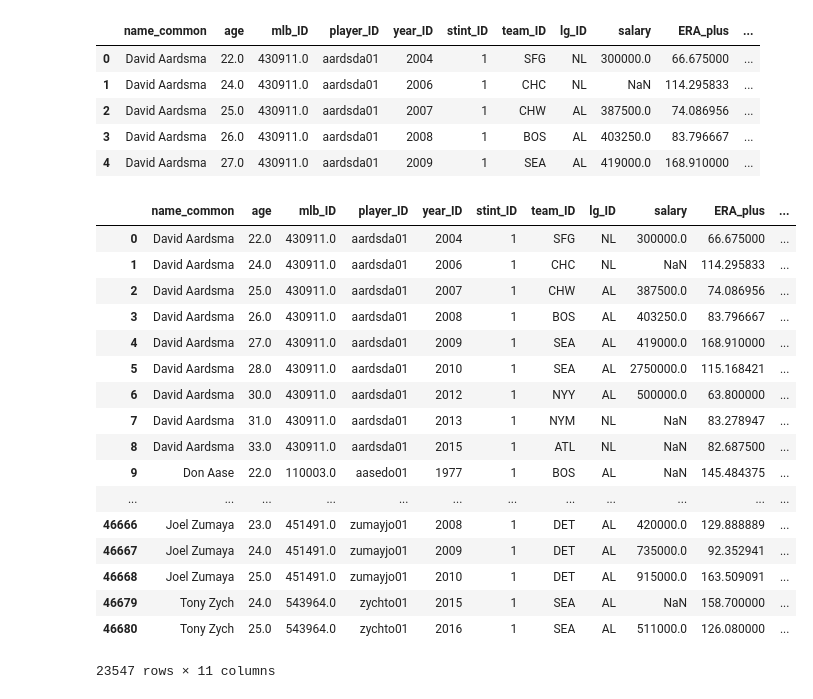
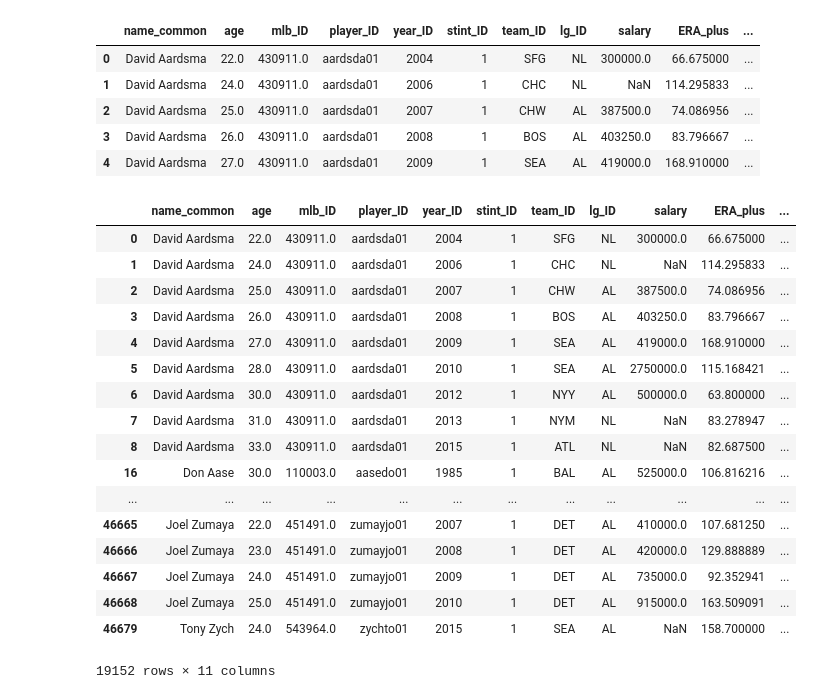
Before and after one commit to DavidJeffPhillips/Project1, a Jupyter notebook: Cleaning_Raw_Pitcher_Data.ipynb, the cells around one changed output. Cells and saved outputs as stored; diff of their text form; code cells hidden in the pictures.

```diff
--- a/Cleaning_Raw_Pitcher_Data.ipynb
+++ b/Cleaning_Raw_Pitcher_Data.ipynb
@@ -24,28 +23,28 @@ PrelimPitch_df.head()
 | 3 | David Aardsma | 26.0 | 430911.0 | aardsda01 | 2008 | 1 | BOS | AL | 403250.0 | 83.796667 | ... |
 | 4 | David Aardsma | 27.0 | 430911.0 | aardsda01 | 2009 | 1 | SEA | AL | 419000.0 | 168.910000 | ... |
 # %%
-PrelimPitch_df = PrelimPitch_df[PrelimPitch_df["year_ID"]>1975]
-PrelimPitch_df = PrelimPitch_df[PrelimPitch_df["year_ID"]<2017]
+PrelimPitch_df = PrelimPitch_df[PrelimPitch_df["year_ID"]>1984]
+PrelimPitch_df = PrelimPitch_df[PrelimPitch_df["year_ID"]<2016]
 PrelimPitch_df
 # %% [output]
 |  | name_common | age | mlb_ID | player_ID | year_ID | stint_ID | team_ID | lg_ID | salary | ERA_plus | ... |
 | 0 | David Aardsma | 22.0 | 430911.0 | aardsda01 | 2004 | 1 | SFG | NL | 300000.0 | 66.675000 | ... |
 | 1 | David Aardsma | 24.0 | 430911.0 | aardsda01 | 2006 | 1 | CHC | NL | NaN | 114.295833 | ... |
 | 2 | David Aardsma | 25.0 | 430911.0 | aardsda01 | 2007 | 1 | CHW | AL | 387500.0 | 74.086956 | ... |
 | 3 | David Aardsma | 26.0 | 430911.0 | aardsda01 | 2008 | 1 | BOS | AL | 403250.0 | 83.796667 | ... |
 | 4 | David Aardsma | 27.0 | 430911.0 | aardsda01 | 2009 | 1 | SEA | AL | 419000.0 | 168.910000 | ... |
 | 5 | David Aardsma | 28.0 | 430911.0 | aardsda01 | 2010 | 1 | SEA | AL | 2750000.0 | 115.168421 | ... |
 | 6 | David Aardsma | 30.0 | 430911.0 | aardsda01 | 2012 | 1 | NYY | AL | 500000.0 | 63.800000 | ... |
 | 7 | David Aardsma | 31.0 | 430911.0 | aardsda01 | 2013 | 1 | NYM | NL | NaN | 83.278947 | ... |
 | 8 | David Aardsma | 33.0 | 430911.0 | aardsda01 | 2015 | 1 | ATL | NL | NaN | 82.687500 | ... |
-| 9 | Don Aase | 22.0 | 110003.0 | aasedo01 | 1977 | 1 | BOS | AL | NaN | 145.484375 | ... |
+| 16 | Don Aase | 30.0 | 110003.0 | aasedo01 | 1985 | 1 | BAL | AL | 525000.0 | 106.816216 | ... |
 | ... | ... | ... | ... | ... | ... | ... | ... | ... | ... | ... | ... |
+| 46665 | Joel Zumaya | 22.0 | 451491.0 | zumayjo01 | 2007 | 1 | DET | AL | 410000.0 | 107.681250 | ... |
 | 46666 | Joel Zumaya | 23.0 | 451491.0 | zumayjo01 | 2008 | 1 | DET | AL | 420000.0 | 129.888889 | ... |
 | 46667 | Joel Zumaya | 24.0 | 451491.0 | zumayjo01 | 2009 | 1 | DET | AL | 735000.0 | 92.352941 | ... |
 | 46668 | Joel Zumaya | 25.0 | 451491.0 | zumayjo01 | 2010 | 1 | DET | AL | 915000.0 | 163.509091 | ... |
 | 46679 | Tony Zych | 24.0 | 543964.0 | zychto01 | 2015 | 1 | SEA | AL | NaN | 158.700000 | ... |
-| 46680 | Tony Zych | 25.0 | 543964.0 | zychto01 | 2016 | 1 | SEA | AL | 511000.0 | 126.080000 | ... |
-23547 rows × 11 columns
+19152 rows × 11 columns
 # %%
 CleanPitch_df = PrelimPitch_df[PrelimPitch_df['salary']>10]
 CleanPitch_df['sumWAR'] = PrelimPitch_df.groupby(by=['player_ID', 'year_ID'])['WAR'].transform('sum')
```
Also changed, not shown: parts of 5 cells of this notebook, 6 other files.
